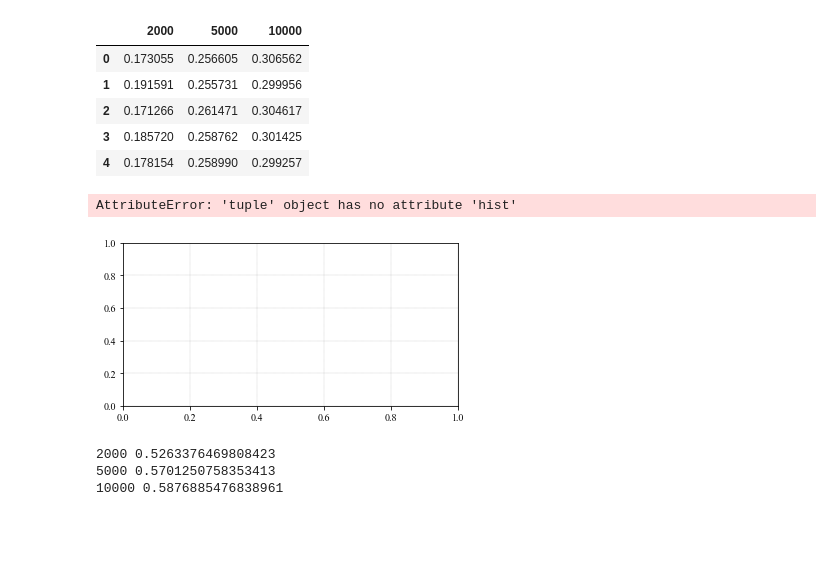
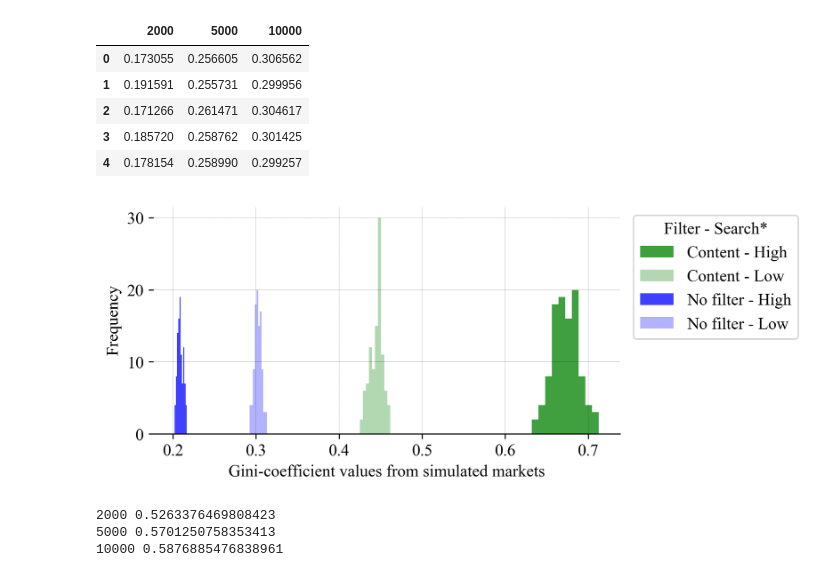
Before and after one commit to Andrelhu/Diversity-on-RecSys, a Jupyter notebook: SimResults/Statistical Tests for Simulation Results.ipynb, the cells around one changed output. Cells and saved outputs as stored; diff of their text form; code cells hidden in the pictures; blank space fills up the shorter version.

```diff
--- a/SimResults/Statistical Tests for Simulation Results.ipynb
+++ b/SimResults/Statistical Tests for Simulation Results.ipynb
@@ -240,26 +240,29 @@ none_c30 = df[df['u_size']==10000].v_gini
 # %%
 bb = 10
 import matplotlib
 matplotlib.rcParams['font.family'] = "Times New Roman"
+matplotlib.rcParams['font.size'] = 12
 
-ax = plt.subplots(figsize=(6, 3))
+fig, ax = plt.subplots(figsize=(6, 3),dpi=300)
 plt.grid(color='black', linestyle='--', linewidth=0.1)
 ax.hist(cognitive_c3,label='Content - High',alpha=0.75,color='g',bins=bb)
 ax.hist(cognitive_c30,label='Content - Low',alpha=0.3,color='g',bins=bb)
 ax.hist(none_c3,label='No filter - High',alpha=0.75,color='b',bins=bb)
 ax.hist(none_c30,label='No filter - Low',alpha=0.3,color='b',bins=bb)
 #plt.title('Gini-coefficient distributions by filter use and search capacity.')
-ax.legend(loc=1,bbox_to_anchor=(1.359, 1),title='Filter - Search*')
-ax.ylabel('Frequency')
-ax.xlabel('Gini-coefficient values from simulated markets')
+ax.legend(loc=1,bbox_to_anchor=(1.4, 1),title='Filter - Search*')
+ax.set_ylabel('Frequency')
+ax.set_xlabel('Gini-coefficient values from simulated markets')
+ax.spines['top'].set_visible(False)
+ax.spines['right'].set_visible(False)
+ax.spines['left'].set_visible(False)
 #plt.annotate('* "search capacity" was simulated for 3 (Low) and 30 (High) evaluated products before purchase decision.', (0,0), (0, -40), xycoords='axes fraction', textcoords='offset points', va='top')
-ax.savefig('Effects on Gini (Early results)', dpi=300, facecolor='w', edgecolor='w',
+plt.savefig('Effects on Gini (Early results)', dpi=300, facecolor='w', edgecolor='w',
         orientation='portrait', papertype=None, format=None,
         transparent=False, bbox_inches='tight')
 plt.show()
 # %% [output]
-AttributeError: 'tuple' object has no attribute 'hist'
-[figure, old version]
+[figure, new version]
 # %%
 save_list = []
 for s in sizes:
```
Also changed, not shown: 1 other file.
